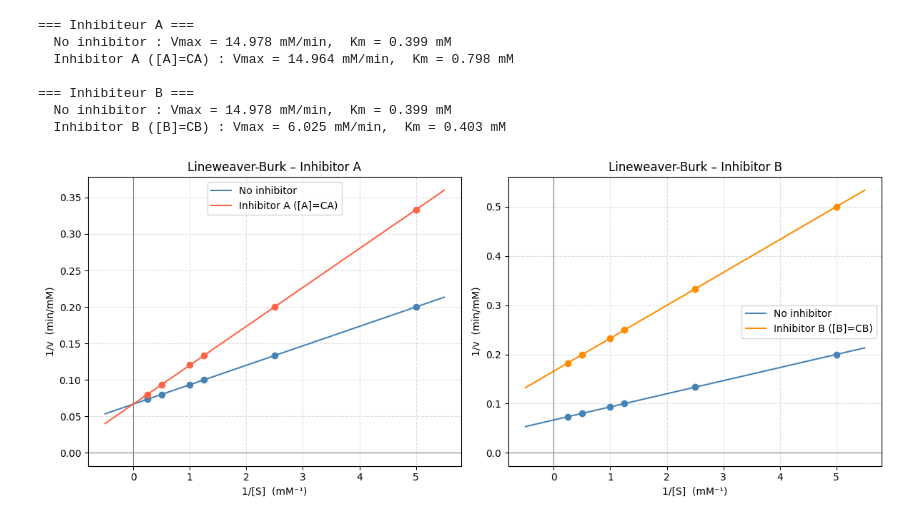
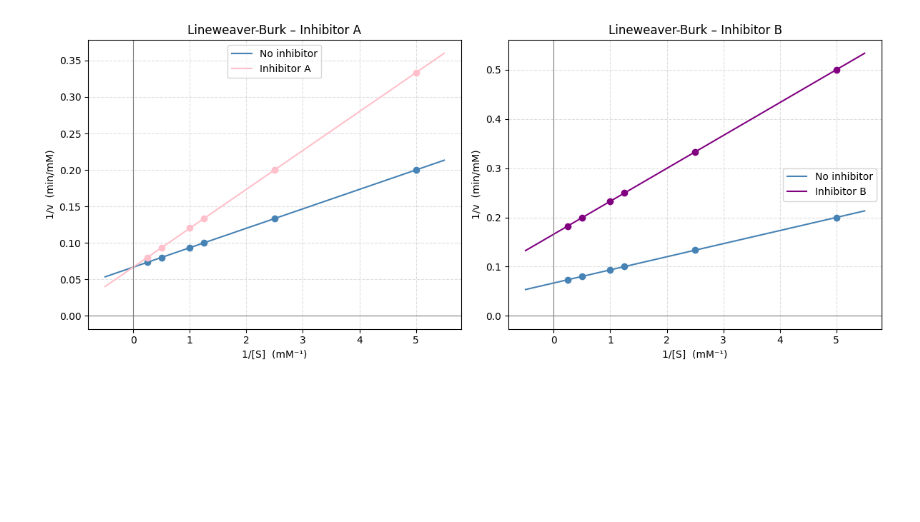
Before and after one commit to vicollari/bioreactor_simulation, a Jupyter notebook: bioreactor_simulation/project2/question1.ipynb, the cells around one changed output. Drawn from its saved outputs; the diff is of its cells as text; code cells hidden in the pictures; blank space fills up the shorter version.

```diff
--- a/bioreactor_simulation/project2/question1.ipynb
+++ b/bioreactor_simulation/project2/question1.ipynb
@@ -2,74 +2,50 @@
 import numpy as np
 import matplotlib.pyplot as plt
 
-# Données
 S = np.array([0.2, 0.4, 0.8, 1.0, 2.0, 4.0])  # mM
 v_no_inh = np.array([5.0, 7.5, 10.0, 10.7, 12.5, 13.6])   # mM/min
 v_inh_A  = np.array([3.0, 5.0, 7.5,  8.3, 10.7, 12.5])
 v_inh_B  = np.array([2.0, 3.0, 4.0,  4.3,  5.0,  5.5])
 
-# Transformation Lineweaver-Burk : 1/v vs 1/[S]
 inv_S      = 1 / S
 inv_v_no   = 1 / v_no_inh
 inv_v_A    = 1 / v_inh_A
 inv_v_B    = 1 / v_inh_B
 
-# Régression linéaire pour chaque condition
 def linreg(x, y):
     coeffs = np.polyfit(x, y, 1)  # [slope, intercept]
     return coeffs
 
 def plot_LB(ax, inv_S, inv_v_no, inv_v_inh, inh_label, color_inh):
-    """Trace le graphe Lineweaver-Burk pour une paire no inhibitor / inhibitor."""
     c_no  = linreg(inv_S, inv_v_no)
     c_inh = linreg(inv_S, inv_v_inh)
 
     x_fit = np.linspace(-0.5, max(inv_S) * 1.1, 200)
 
     ax.scatter(inv_S, inv_v_no,  color='steelblue', zorder=5)
     ax.scatter(inv_S, inv_v_inh, color=color_inh,   zorder=5)
 
     ax.plot(x_fit, np.polyval(c_no,  x_fit), color='steelblue', label='No inhibitor')
     ax.plot(x_fit, np.polyval(c_inh, x_fit), color=color_inh,   label=inh_label)
 
     ax.axhline(0, color='gray', linewidth=0.8)
     ax.axvline(0, color='gray', linewidth=0.8)
 
     ax.set_xlabel('1/[S]  (mM⁻¹)')
     ax.set_ylabel('1/v  (min/mM)')
     ax.legend()
     ax.grid(True, linestyle='--', alpha=0.4)
 
-    # Annotations des paramètres cinétiques
-    Vmax_no  = 1 / c_no[1]
-    Km_no    = c_no[0] * Vmax_no
-    Vmax_inh = 1 / c_inh[1]
-    Km_inh   = c_inh[0] * Vmax_inh
-
-    print(f"  No inhibitor : Vmax = {Vmax_no:.3f} mM/min,  Km = {Km_no:.3f} mM")
-    print(f"  {inh_label:12s} : Vmax = {Vmax_inh:.3f} mM/min,  Km = {Km_inh:.3f} mM")
-
-    return c_no, c_inh
-
 fig, (ax1, ax2) = plt.subplots(1, 2, figsize=(12, 5))
 
-print("=== Inhibiteur A ===")
-plot_LB(ax1, inv_S, inv_v_no, inv_v_A, 'Inhibitor A ([A]=CA)', 'tomato')
+plot_LB(ax1, inv_S, inv_v_no, inv_v_A, 'Inhibitor A', 'pink')
 ax1.set_title('Lineweaver-Burk – Inhibitor A')
 
-print("\n=== Inhibiteur B ===")
-plot_LB(ax2, inv_S, inv_v_no, inv_v_B, 'Inhibitor B ([B]=CB)', 'darkorange')
+plot_LB(ax2, inv_S, inv_v_no, inv_v_B, 'Inhibitor B', 'purple')
 ax2.set_title('Lineweaver-Burk – Inhibitor B')
 
 plt.tight_layout()
 plt.savefig('lineweaver_burk_1a.png', dpi=150)
 plt.show()
 # %% [output]
-=== Inhibiteur A ===
-  No inhibitor : Vmax = 14.978 mM/min,  Km = 0.399 mM
-  Inhibitor A ([A]=CA) : Vmax = 14.964 mM/min,  Km = 0.798 mM
-
-=== Inhibiteur B ===
-  No inhibitor : Vmax = 14.978 mM/min,  Km = 0.399 mM
-  Inhibitor B ([B]=CB) : Vmax = 6.025 mM/min,  Km = 0.403 mM
-[figure, old version]
+[figure, new version]
```
Also changed, not shown: parts of 9 cells of this notebook, 4 other files.
